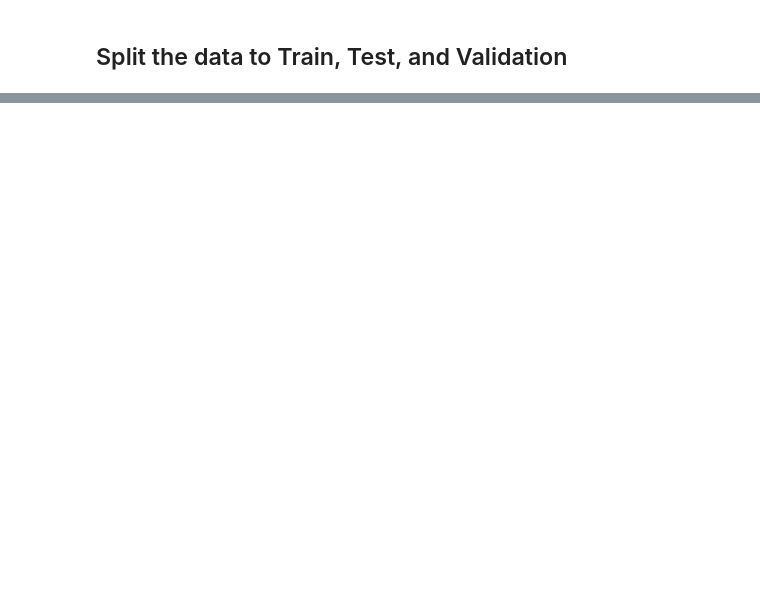
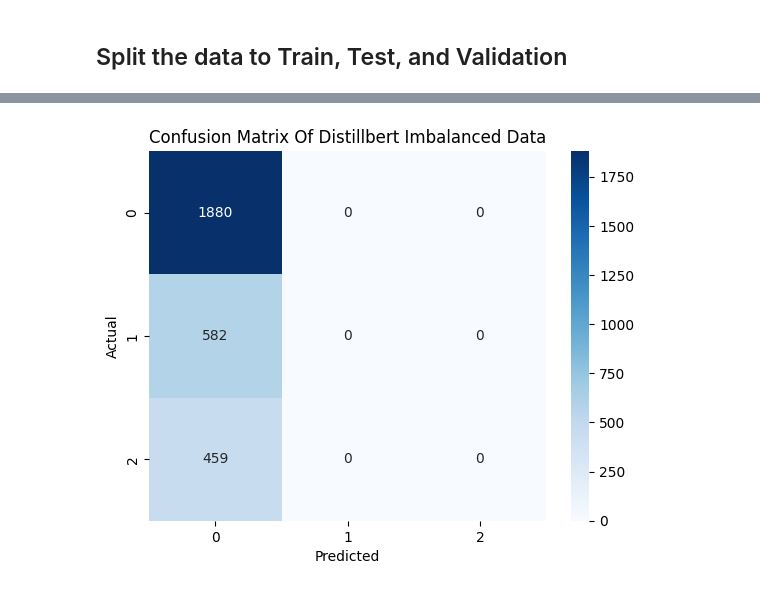
Before and after one commit to Andreas-Lukito/twitter-airline-sentiment-analysis, a Jupyter notebook: notebooks/02distillbert-baseline-balanced.ipynb, the cells around one changed output, grey strips where cells are left out. Drawn from its saved outputs; the diff is of its cells as text; code cells hidden in the pictures; blank space fills up the shorter version.

Commit message:
finished training distillbert baseline on imbalanced data

```diff
--- a/notebooks/02distillbert-baseline-balanced.ipynb
+++ b/notebooks/02distillbert-baseline-balanced.ipynb
@@ -45,0 +146,5 @@ train_df, val_df = train_test_split(train_df, test_size=val_size, random_state=S
+# %%
+model = DistilBertForSequenceClassification.from_pretrained(
+    model_name,
+    num_labels=3 # sinc there is positive, negative, Neutral
+)
@@ -45,0 +154,2 @@ train_df, val_df = train_test_split(train_df, test_size=val_size, random_state=S
+# %%
+optimizer = AdamW(model.parameters(), lr=5e-4)
@@ -45,0 +186,21 @@ train_df, val_df = train_test_split(train_df, test_size=val_size, random_state=S
+# %%
+model.eval()  # set model to evaluation mode
+all_preds = []
+all_labels = []
+
+with torch.no_grad():  # no gradients needed
+    for batch in test_loader:
+        # move data to device (CPU or GPU)
+        for k, v in batch.items():
+            batch[k] = v.to(device)
+
+        outputs = model(**batch)
+        logits = outputs.logits  # raw predictions
+
+        preds = torch.argmax(logits, dim=1)  # pick class with highest score
+
+        all_preds.extend(preds.cpu().numpy())
+        all_labels.extend(batch["labels"].cpu().numpy())
+# %%
+labels = np.array(all_labels)
+preds = np.array(all_preds)
@@ -45,0 +219,17 @@ train_df, val_df = train_test_split(train_df, test_size=val_size, random_state=S
+# %%
+cm = confusion_matrix(labels, preds)
+
+sns.heatmap(
+    cm,
+    cmap= "Blues",
+    annot= True,
+    fmt= "g"
+)
+
+plt.xlabel("Predicted")
+plt.ylabel("Actual")
+plt.title("Confusion Matrix Of Distillbert Imbalanced Data")
+
+plt.show()
+# %% [output]
+[figure, added]
```
Also changed, not shown: parts of 21 cells of this notebook, 1 other file.
